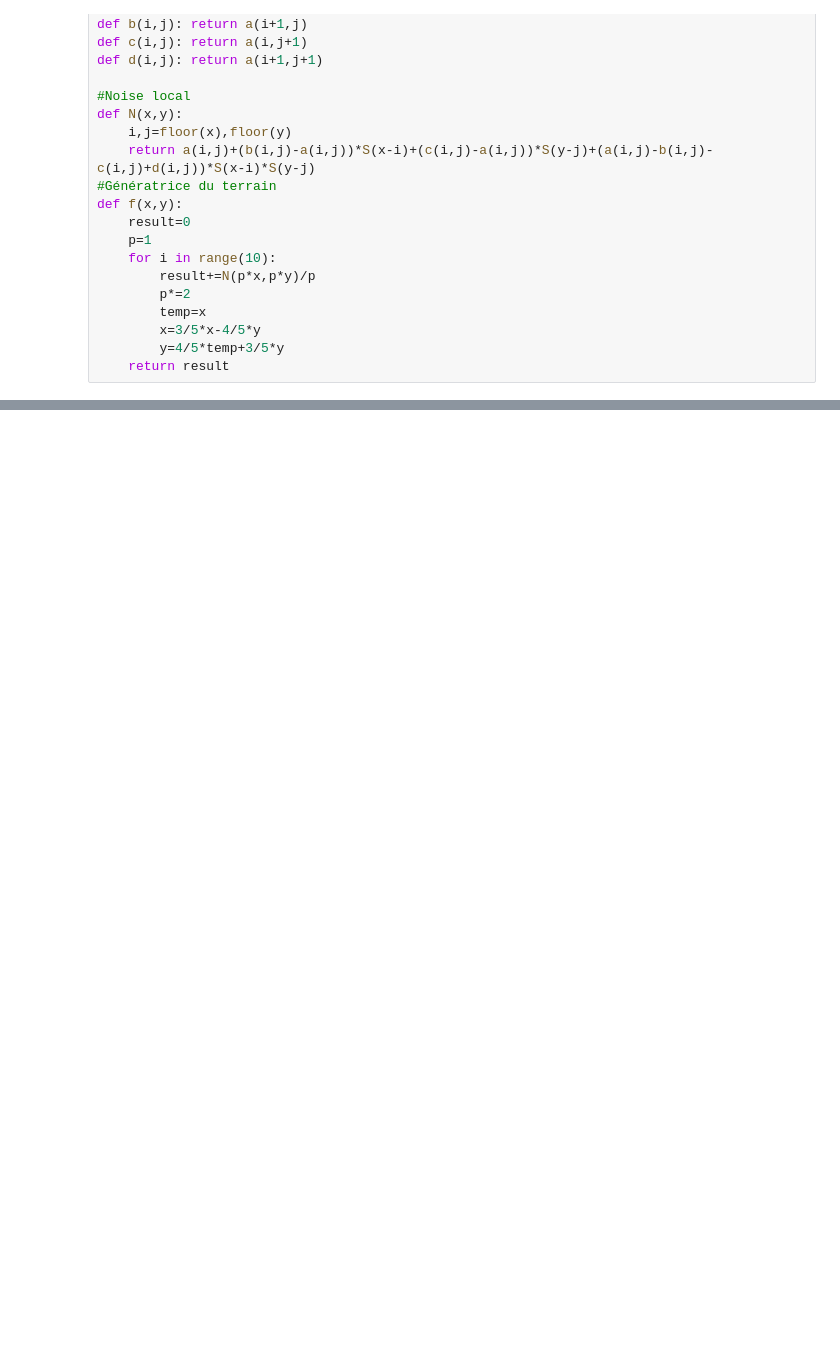
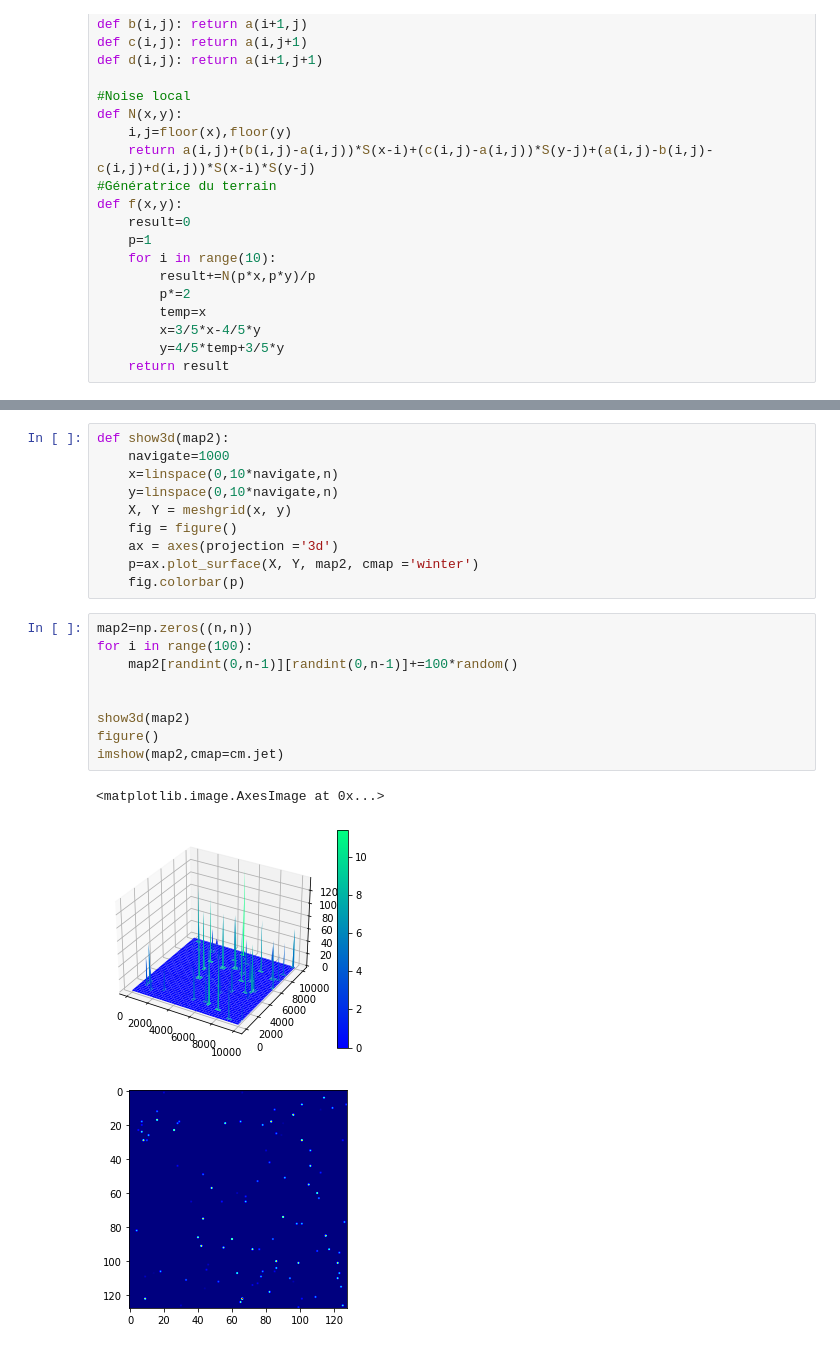
Before and after one commit to nico5655/OceanPSC, a Jupyter notebook: génération fond marin.ipynb, the cells around one changed output, grey strips where cells are left out. Cells and saved outputs as stored; diff of their text form; blank space fills up the shorter version.

```diff
--- a/génération fond marin.ipynb
+++ b/génération fond marin.ipynb
@@ -92,0 +111,23 @@ close()
+# %%
+def show3d(map2):
+    navigate=1000
+    x=linspace(0,10*navigate,n)
+    y=linspace(0,10*navigate,n)
+    X, Y = meshgrid(x, y)
+    fig = figure()
+    ax = axes(projection ='3d')
+    p=ax.plot_surface(X, Y, map2, cmap ='winter')
+    fig.colorbar(p)
+# %%
+map2=np.zeros((n,n))
+for i in range(100):
+    map2[randint(0,n-1)][randint(0,n-1)]+=100*random()
+
+
+show3d(map2)
+figure()
+imshow(map2,cmap=cm.jet)
+# %% [output]
+<matplotlib.image.AxesImage at 0x...>
+[figure, added]
+[figure, added]
```
Also changed, not shown: parts of 6 cells of this notebook, 1 other file.
